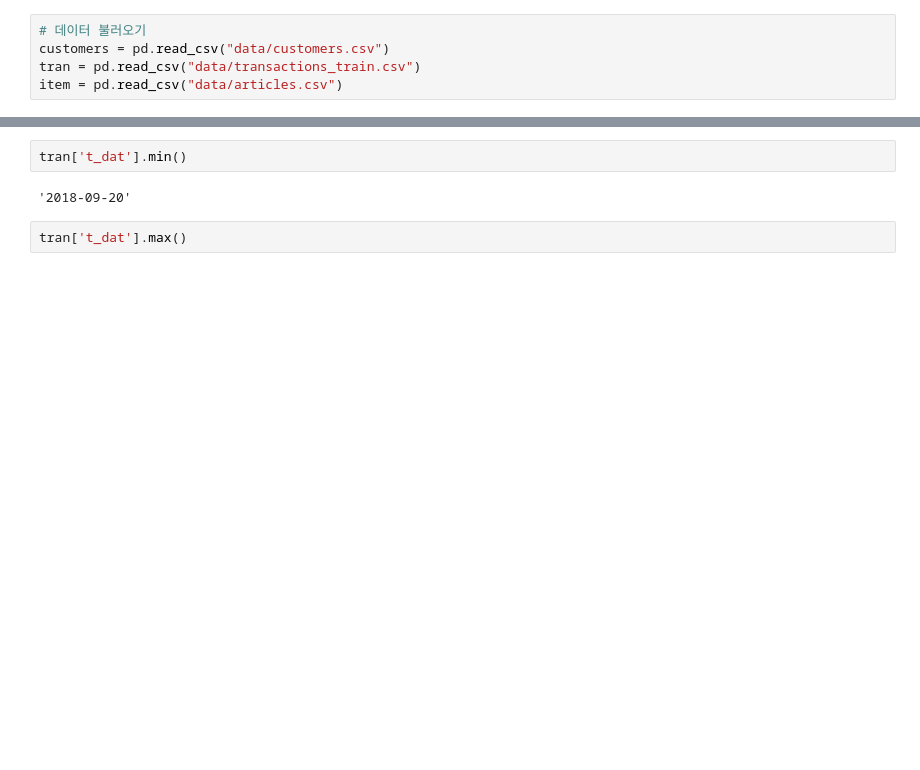
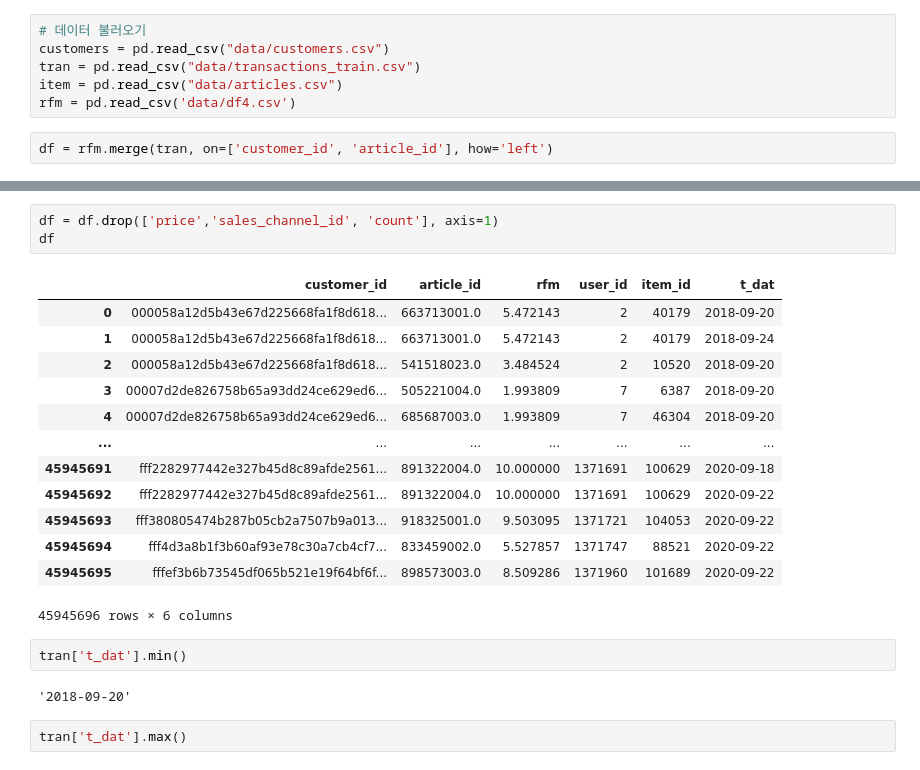
Before and after one commit to k-redstone/jupyter, a Jupyter notebook: 1year.ipynb, the cells around one changed output, grey strips where cells are left out. Saved outputs shown, nothing was run; the diff lists cells and outputs as text; blank space fills up the shorter version.

```diff
--- a/1year.ipynb
+++ b/1year.ipynb
@@ -38,3 +38,6 @@ To adjust logging level use sc.setLogLevel(newLevel). For SparkR, use setLogLeve
 customers = pd.read_csv("data/customers.csv")
 tran = pd.read_csv("data/transactions_train.csv")
 item = pd.read_csv("data/articles.csv")
+rfm = pd.read_csv('data/df4.csv')
+# %%
+df = rfm.merge(tran, on=['customer_id', 'article_id'], how='left')
@@ -41,3 +58,20 @@ item = pd.read_csv("data/articles.csv")
+# %%
+df = df.drop(['price','sales_channel_id', 'count'], axis=1)
+df
+# %% [output]
+|  | customer_id | article_id | rfm | user_id | item_id | t_dat |
+| 0 | 000058a12d5b43e67d225668fa1f8d618... | 663713001.0 | 5.472143 | 2 | 40179 | 2018-09-20 |
+| 1 | 000058a12d5b43e67d225668fa1f8d618... | 663713001.0 | 5.472143 | 2 | 40179 | 2018-09-24 |
+| 2 | 000058a12d5b43e67d225668fa1f8d618... | 541518023.0 | 3.484524 | 2 | 10520 | 2018-09-20 |
+| 3 | 00007d2de826758b65a93dd24ce629ed6... | 505221004.0 | 1.993809 | 7 | 6387 | 2018-09-20 |
+| 4 | 00007d2de826758b65a93dd24ce629ed6... | 685687003.0 | 1.993809 | 7 | 46304 | 2018-09-20 |
+| ... | ... | ... | ... | ... | ... | ... |
+| 45945691 | fff2282977442e327b45d8c89afde2561... | 891322004.0 | 10.000000 | 1371691 | 100629 | 2020-09-18 |
+| 45945692 | fff2282977442e327b45d8c89afde2561... | 891322004.0 | 10.000000 | 1371691 | 100629 | 2020-09-22 |
+| 45945693 | fff380805474b287b05cb2a7507b9a013... | 918325001.0 | 9.503095 | 1371721 | 104053 | 2020-09-22 |
+| 45945694 | fff4d3a8b1f3b60af93e78c30a7cb4cf7... | 833459002.0 | 5.527857 | 1371747 | 88521 | 2020-09-22 |
+| 45945695 | fffef3b6b73545df065b521e19f64bf6f... | 898573003.0 | 8.509286 | 1371960 | 101689 | 2020-09-22 |
+45945696 rows × 6 columns
 # %%
 tran['t_dat'].min()
 # %% [output]
```
Also changed, not shown: parts of 60 cells of this notebook, 7 other files.
